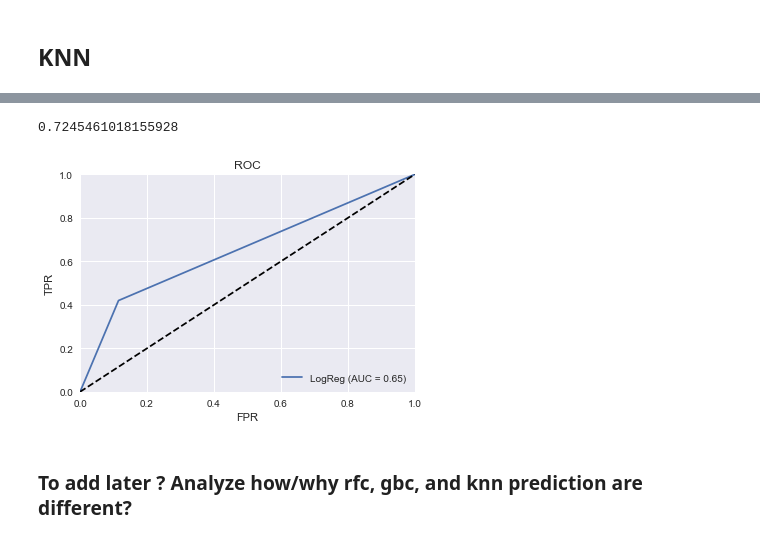
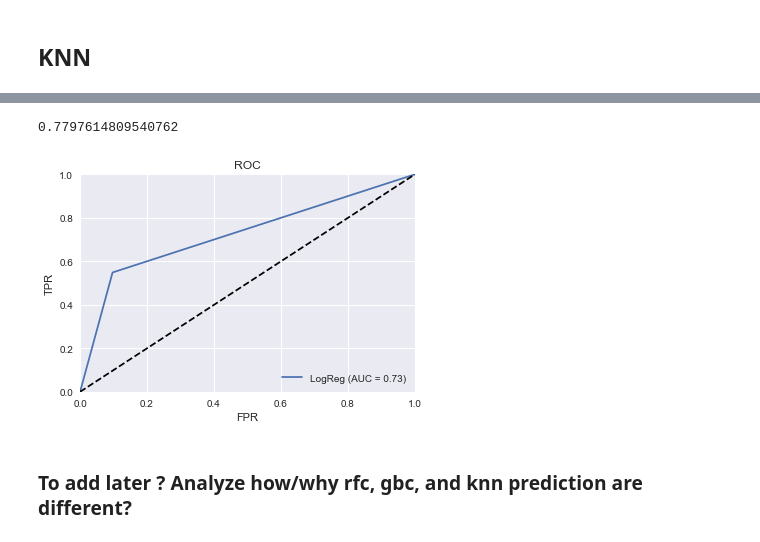
Before and after one commit to da1933/Carpe-Vinum, a Jupyter notebook: wine modeling.ipynb, the cells around one changed output, grey strips where cells are left out. Saved outputs shown, nothing was run; the diff lists cells and outputs as text; code cells hidden in the pictures.

```diff
--- a/wine modeling.ipynb
+++ b/wine modeling.ipynb
@@ -183,12 +184,9 @@ knn_preds=knn.predict(testX[['enc_country','enc_province','enc_variety','textlen
 # %%
 lr = LogisticRegression()
-
-lr.fit(trainX[['enc_country','enc_province','enc_variety','textlen']],trainY['over90'])
-
-lr.score(testX[['enc_country','enc_province','enc_variety','textlen']],testY['over90'])
+lr.fit(trainX[['price','enc_country','enc_province','enc_variety','textlen']],trainY['over90'])
+lr_preds=lr.predict(testX[['price','enc_country','enc_province','enc_variety','textlen']])
+print(lr.score(testX[['price','enc_country','enc_province','enc_variety','textlen']],testY['over90']))
+plotAUC(testY['over90'],lr.predict(testX[['price','enc_country','enc_province','enc_variety','textlen']]),'LogReg')
 # %% [output]
-0.7245461018155928
+0.7797614809540762
+[figure, added]
-# %%
-plotAUC(testY['over90'],lr.predict(testX[['enc_country','enc_province','enc_variety','textlen']]),'LogReg')
-# %% [output]
-[figure, removed]
```
Also changed, not shown: parts of 36 cells of this notebook.
